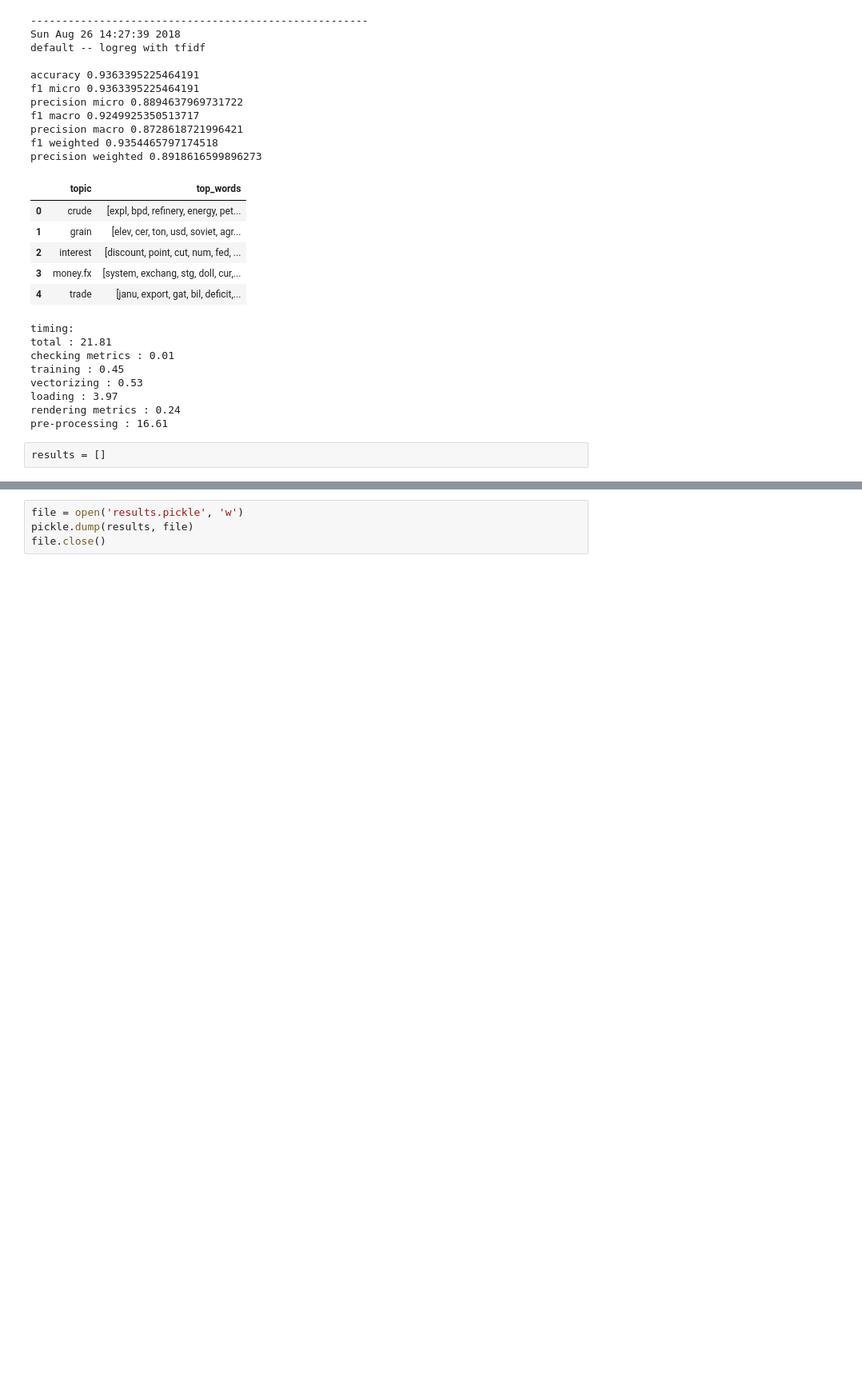
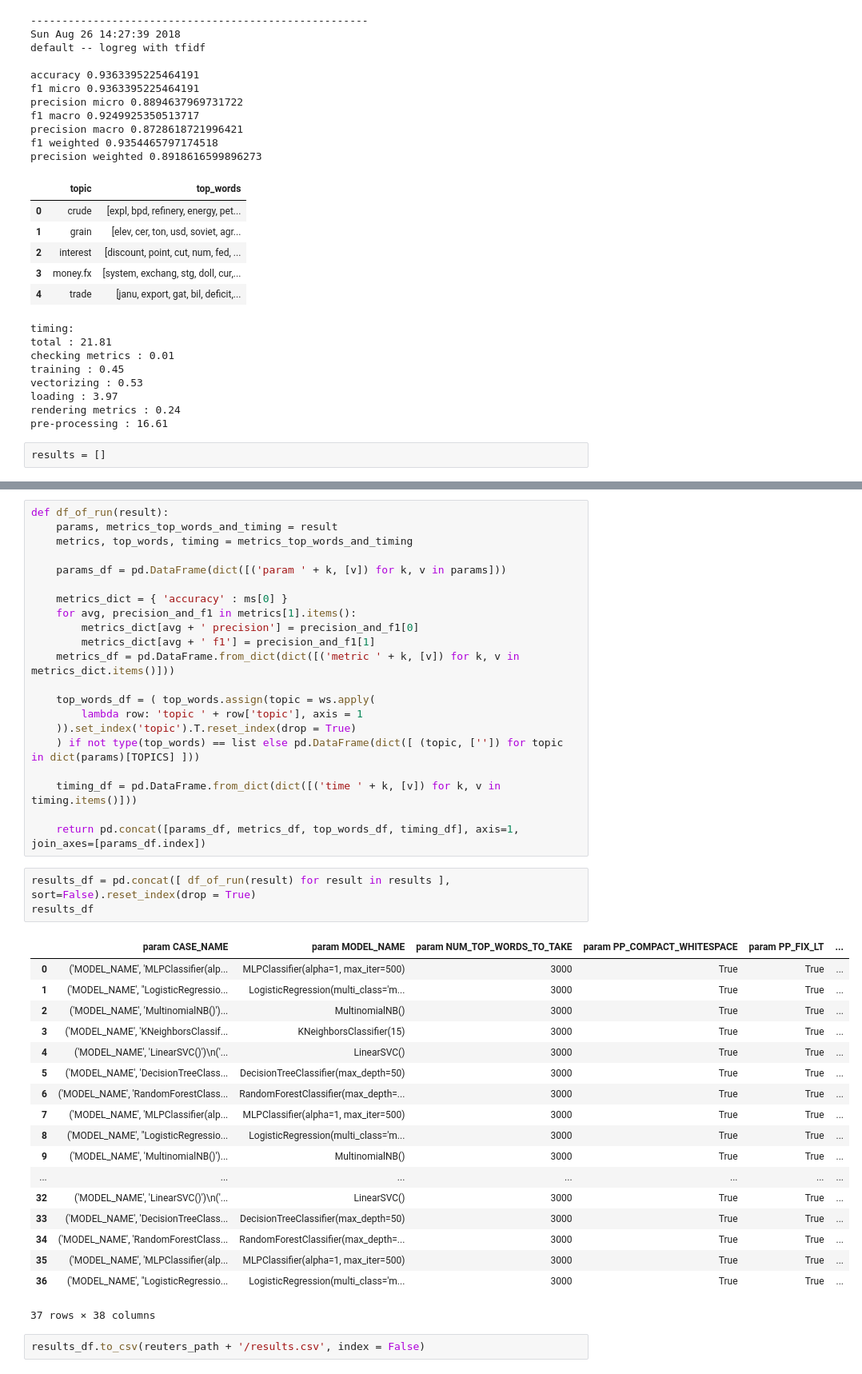
Before and after one commit to kirill-gerasimov/ds, a Jupyter notebook: nb/4_text_classification/reuters21578.ipynb, the cells around one changed output, grey strips where cells are left out. Shown at 80% size. Saved outputs shown, nothing was run; the diff lists cells and outputs as text; blank space fills up the shorter version.

Commit message:
[REUTERS] Results output

```diff
--- a/nb/4_text_classification/reuters21578.ipynb
+++ b/nb/4_text_classification/reuters21578.ipynb
@@ -1035,4 +1160,45 @@ for pp_remove_reuter in [ True, False ]:
-# %%
-file = open('results.pickle', 'w')
-pickle.dump(results, file)
-file.close()
+# %%
+def df_of_run(result):
+    params, metrics_top_words_and_timing = result
+    metrics, top_words, timing = metrics_top_words_and_timing
+
+    params_df = pd.DataFrame(dict([('param ' + k, [v]) for k, v in params]))
+
+    metrics_dict = { 'accuracy' : ms[0] }
+    for avg, precision_and_f1 in metrics[1].items():
+        metrics_dict[avg + ' precision'] = precision_and_f1[0]
+        metrics_dict[avg + ' f1'] = precision_and_f1[1]
+    metrics_df = pd.DataFrame.from_dict(dict([('metric ' + k, [v]) for k, v in metrics_dict.items()]))
+
+    top_words_df = ( top_words.assign(topic = ws.apply(
+        lambda row: 'topic ' + row['topic'], axis = 1
+    )).set_index('topic').T.reset_index(drop = True)
+    ) if not type(top_words) == list else pd.DataFrame(dict([ (topic, ['']) for topic in dict(params)[TOPICS] ]))
+
+    timing_df = pd.DataFrame.from_dict(dict([('time ' + k, [v]) for k, v in timing.items()]))
+
+    return pd.concat([params_df, metrics_df, top_words_df, timing_df], axis=1, join_axes=[params_df.index])
+# %%
+results_df = pd.concat([ df_of_run(result) for result in results ], sort=False).reset_index(drop = True)
+results_df
+# %% [output]
+|  | param CASE_NAME | param MODEL_NAME | param NUM_TOP_WORDS_TO_TAKE | param PP_COMPACT_WHITESPACE | param PP_FIX_LT | ... |
+| 0 | ('MODEL_NAME', 'MLPClassifier(alp... | MLPClassifier(alpha=1, max_iter=500) | 3000 | True | True | ... |
+| 1 | ('MODEL_NAME', "LogisticRegressio... | LogisticRegression(multi_class='m... | 3000 | True | True | ... |
+| 2 | ('MODEL_NAME', 'MultinomialNB()')... | MultinomialNB() | 3000 | True | True | ... |
+| 3 | ('MODEL_NAME', 'KNeighborsClassif... | KNeighborsClassifier(15) | 3000 | True | True | ... |
+| 4 | ('MODEL_NAME', 'LinearSVC()')\n('... | LinearSVC() | 3000 | True | True | ... |
+| 5 | ('MODEL_NAME', 'DecisionTreeClass... | DecisionTreeClassifier(max_depth=50) | 3000 | True | True | ... |
+| 6 | ('MODEL_NAME', 'RandomForestClass... | RandomForestClassifier(max_depth=... | 3000 | True | True | ... |
+| 7 | ('MODEL_NAME', 'MLPClassifier(alp... | MLPClassifier(alpha=1, max_iter=500) | 3000 | True | True | ... |
+| 8 | ('MODEL_NAME', "LogisticRegressio... | LogisticRegression(multi_class='m... | 3000 | True | True | ... |
+| 9 | ('MODEL_NAME', 'MultinomialNB()')... | MultinomialNB() | 3000 | True | True | ... |
+| ... | ... | ... | ... | ... | ... | ... |
+| 32 | ('MODEL_NAME', 'LinearSVC()')\n('... | LinearSVC() | 3000 | True | True | ... |
+| 33 | ('MODEL_NAME', 'DecisionTreeClass... | DecisionTreeClassifier(max_depth=50) | 3000 | True | True | ... |
+| 34 | ('MODEL_NAME', 'RandomForestClass... | RandomForestClassifier(max_depth=... | 3000 | True | True | ... |
+| 35 | ('MODEL_NAME', 'MLPClassifier(alp... | MLPClassifier(alpha=1, max_iter=500) | 3000 | True | True | ... |
+| 36 | ('MODEL_NAME', "LogisticRegressio... | LogisticRegression(multi_class='m... | 3000 | True | True | ... |
+37 rows × 38 columns
+# %%
+results_df.to_csv(reuters_path + '/results.csv', index = False)
```
Also changed, not shown: parts of 1 cell of this notebook, 1 other file.
